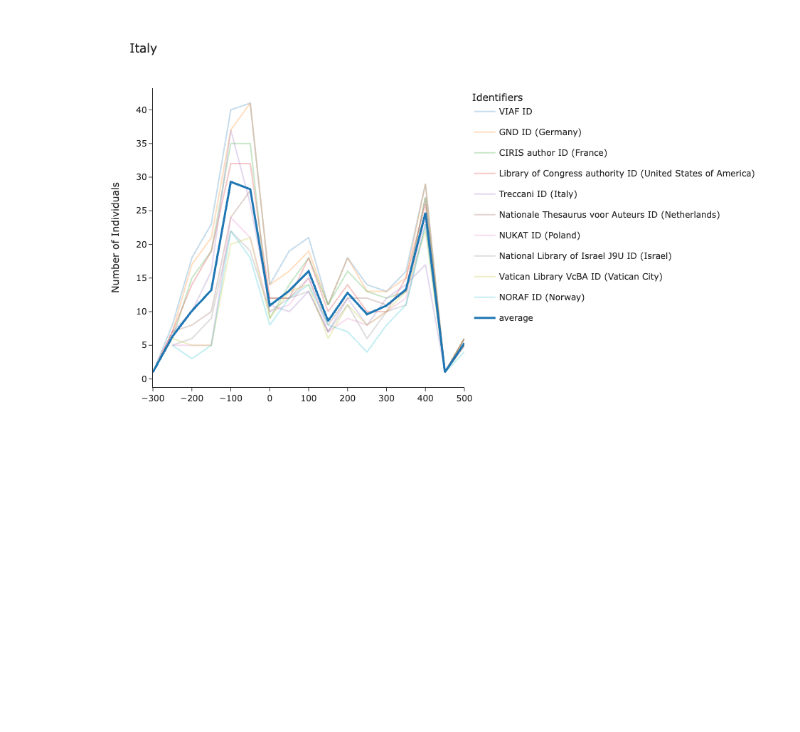
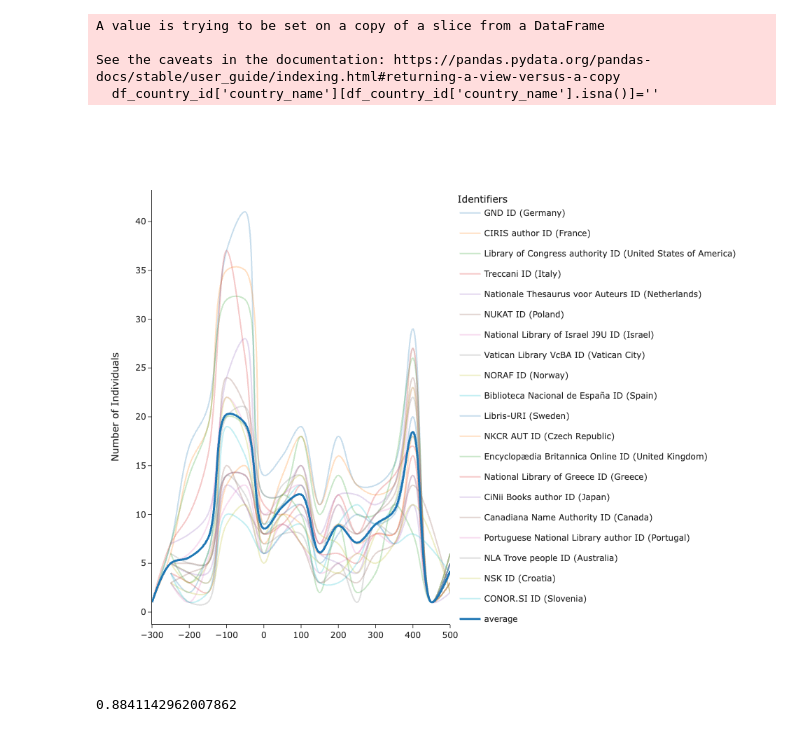
Before and after one commit to charlesdedampierre/cultura_project, a Jupyter notebook: figures_notebooks/online_catalogs_trends.ipynb, the cells around one changed output. Cells and saved outputs as stored; diff of their text form; code cells hidden in the pictures; blank space fills up the shorter version.

```diff
--- a/figures_notebooks/online_catalogs_trends.ipynb
+++ b/figures_notebooks/online_catalogs_trends.ipynb
@@ -49,16 +67,41 @@ See the caveats in the documentation: https://pandas.pydata.org/pandas-docs/stab
+# %%
+# Merge everything
+
+df_final = pd.merge(df_individual, df_ind_identifiers, on = 'individual_wikidata_id')
+df_final = pd.merge(df_final, df_individual_region, on = 'individual_wikidata_id')
+# %%
+df_fig = df_final[['individual_wikidata_id', 'decade', 'identifier_name', 'region_name']]
+df_fig = df_fig.groupby(['identifier_name', 'region_name', 'decade'])['individual_wikidata_id'].count().rename("score").reset_index()
+
+
+df_country_id = pd.read_sql_query("SELECT * FROM identifiers", conn)
+df_country_id['country_name'][df_country_id['country_name'].isna()]=''
+df_country_id['identifier_name'] = df_country_id.apply(lambda x : x['identifier_name'] + ' ('  + x['country_name'] + ')' if x['country_name']!='' else x['identifier_name'], axis=1)
+df_country_id = df_country_id[['identifier_name', 'country_name']].drop_duplicates()
+
+df_fig = pd.merge(df_fig, df_country_id, on = 'identifier_name')
+# %% [output]
+A value is trying to be set on a copy of a slice from a DataFrame
+
+See the caveats in the documentation: https://pandas.pydata.org/pandas-docs/stable/user_guide/indexing.html#returning-a-view-versus-a-copy
+  df_country_id['country_name'][df_country_id['country_name'].isna()]=''
 # %%
-def make_figure(df_graph_bis, region_name, min_decade = 1200, max_decade = 1800, top_identifiers = 5):
+def make_figure(df_graph_bis, region_name, min_decade = 1200, max_decade = 1800, top_identifiers = 5, one_id_country = False):
+
 
     df_fig = df_graph_bis[df_graph_bis['region_name']==region_name]
     df_fig = df_fig[df_fig['decade']<=max_decade]
     df_fig = df_fig[df_fig['decade']>=min_decade]
 
-    one_id_country = df_fig.groupby(['country_name', 'identifier_name'])['score'].sum().reset_index()
-    one_id_country = one_id_country.sort_values(['country_name', 'score'], ascending=(False, False))
-    one_id_country = one_id_country.groupby('country_name').head(1)
-    one_id_country = list(one_id_country['identifier_name'])
+    if one_id_country:
 
-    df_fig = df_fig[df_fig['identifier_name'].isin(one_id_country)]
+        df_fig = df_fig[df_fig['country_name']!='']
+        one_id_country = df_fig.groupby(['country_name', 'identifier_name'])['score'].sum().reset_index()
+        one_id_country = one_id_country.sort_values(['country_name', 'score'], ascending=(False, False))
+        one_id_country = one_id_country.groupby('country_name').head(1)
+        one_id_country = list(one_id_country['identifier_name'])
+        df_fig = df_fig[df_fig['identifier_name'].isin(one_id_country)]
+
     top_ids = df_fig.groupby(['identifier_name'])['score'].sum().reset_index().sort_values('score', ascending=False)
 
     #top_ids = top_ids[top_ids['identifier_name']!='all_identifiers']
@@ -74,48 +117,59 @@ def make_figure(df_graph_bis, region_name, min_decade = 1200, max_decade = 1800,
                   height = 600,
                   title = region_name,
                   template = 'simple_white',
-                  category_orders={'identifier_name': top_ids})
-                 #line_shape='spline')
+                  category_orders={'identifier_name': top_ids}, line_shape='spline')
 
 
     #fig.update_layout(legend=dict(title=dict(text='Top 5 Immaterial Production')))
     fig.update_traces(opacity=0.25)
 
     fig2 = px.line(df_fig_mean, x = 'decade', y = 'score',color = 'identifier_name',
               width = 1200,
               height = 600,
               title = region_name,
-              template = 'simple_white')
-                   #line_shape='spline')
+              template = 'simple_white', line_shape='spline')
 
     fig2.update_traces(line=dict(width=3))
     fig3 = go.Figure(data=fig.data + fig2.data)
     fig3.update_layout(xaxis_title='', yaxis_title='Number of Individuals',
                        template = 'simple_white',
-                       width = 1200,
-                       height = 600,
-                      title = region_name)
+                       width = 1300,
+                       height = 800,
+                      title = '')
 
 # Update the layout with the category order
 
 
     #ig3.for_each_trace(lambda t: t.update(name=legend_order.index(t.name)))
     fig3.update_layout(legend=dict(title=dict(text='Identifiers')))
     #fig3.update_layout(category_orders={'Identifiers': top_ids})
     fig3.update_layout(xaxis=dict(dtick=100))
 
-    return fig3
+    return fig3, df_fig
 
-region_name = 'Italy'
+
 
 df_fig_fifty = df_fig.copy()
 df_fig_fifty['decade'] = df_fig_fifty['decade'].apply(lambda x : round(x/50)*50)
 df_fig_fifty['decade'] = df_fig_fifty['decade'].apply(lambda x : round(x/50)*50)
 df_fig_fifty = df_fig_fifty.groupby(['identifier_name', 'country_name', 'region_name', 'decade'])['score'].sum().reset_index()
 
-fig3 = make_figure(df_fig_fifty, region_name = region_name, min_decade = -300, max_decade = 500, top_identifiers = 10)
+region_name = 'Italy'
 
-fig3.show()
-#fig3.write_image(f"graph_18_05/{region_name}_identifiers.png", scale=7)
+fig_italy, df_fig_italy = make_figure(df_fig_fifty,
+                   region_name = region_name,
+                   min_decade = -300,
+                   max_decade = 500,
+                   top_identifiers = 20,
+                  one_id_country = True)
+
+fig_italy.show()
+fig_italy.write_image(f"figures/italy_identifiers.png", scale=7)
 # %% [output]
-[figure, old version]
+[figure, new version]
+# %%
+df_corr = df_fig_italy.pivot(index ='decade', columns = 'identifier_name', values = 'score')
+df_corr = df_corr.fillna(0)
+df_corr.corr().stack().mean()
+# %% [output]
+0.8841142962007862
```
Also changed, not shown: parts of 10 cells of this notebook, 15 other files.
